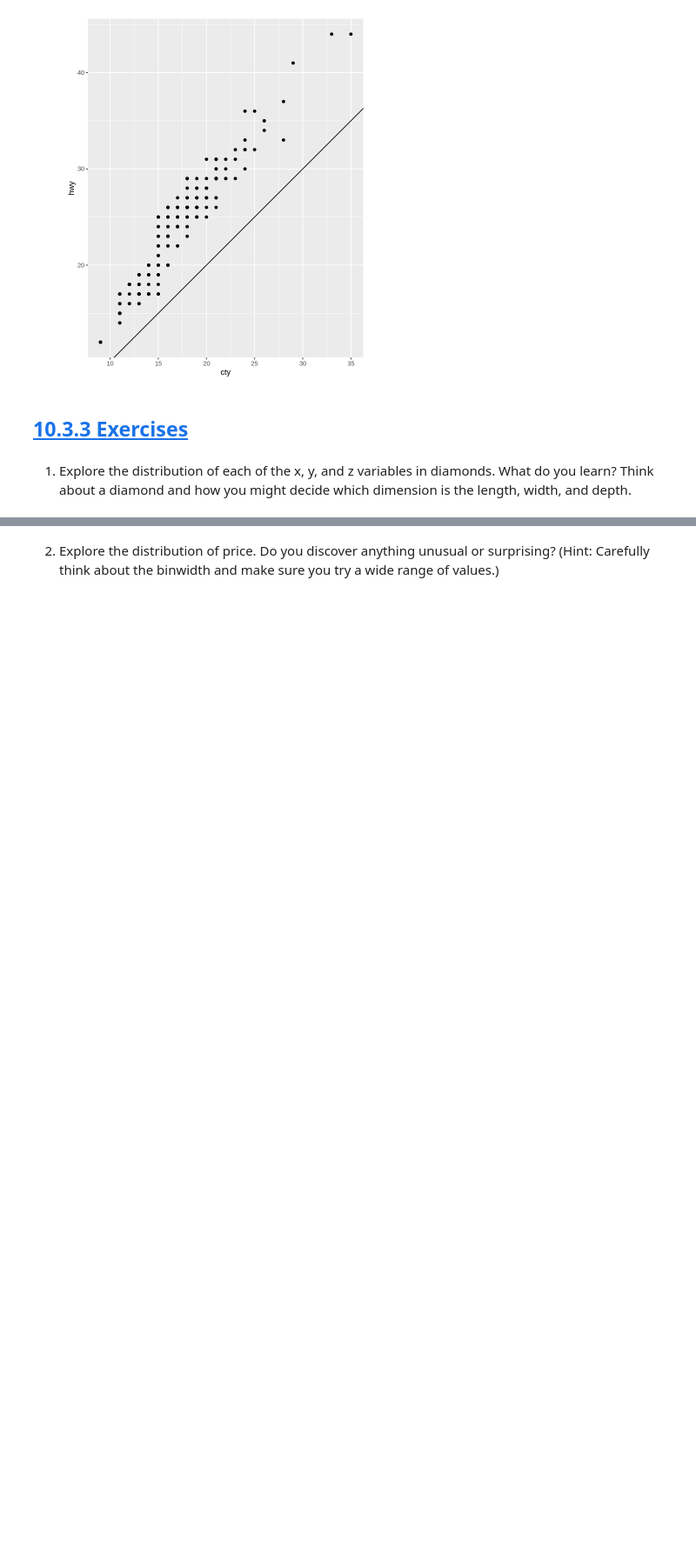
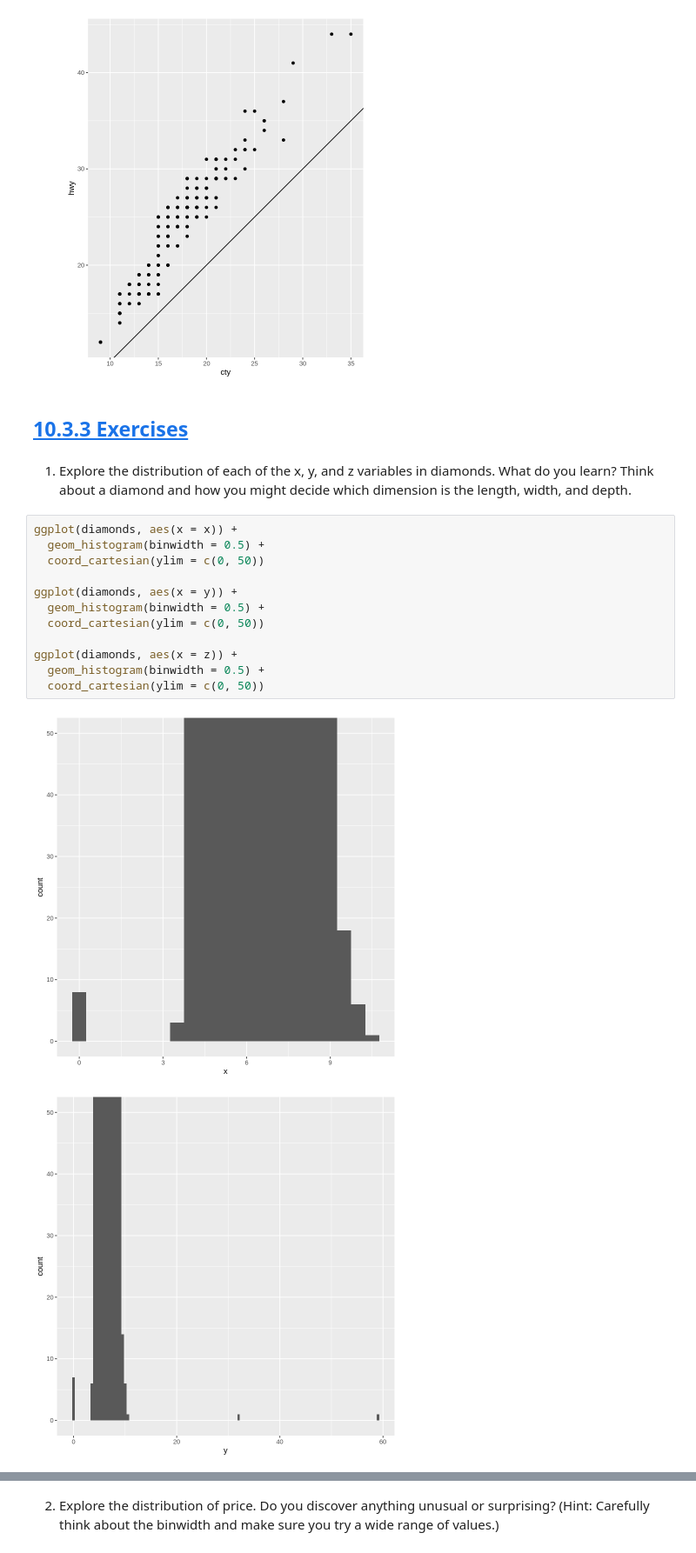
Before and after one commit to Brandy-Corwin/R-for-DS-exercises, a Jupyter notebook: Week_5_Assignments.ipynb, the cells around one changed output, grey strips where cells are left out. Shown at 87% size. Saved outputs shown, nothing was run; the diff lists cells and outputs as text; blank space fills up the shorter version.

```diff
--- a/Week_5_Assignments.ipynb
+++ b/Week_5_Assignments.ipynb
@@ -363,3 +363,18 @@ ggplot(data = mpg, mapping = aes(x = cty, y = hwy)) +
 ## [10.3.3 Exercises](https://r4ds.hadley.nz/eda#exercises)
 # %% [markdown]
 1. Explore the distribution of each of the x, y, and z variables in diamonds. What do you learn? Think about a diamond and how you might decide which dimension is the length, width, and depth.
+# %%
+ggplot(diamonds, aes(x = x)) +
+  geom_histogram(binwidth = 0.5) +
+  coord_cartesian(ylim = c(0, 50))
+
+ggplot(diamonds, aes(x = y)) +
+  geom_histogram(binwidth = 0.5) +
+  coord_cartesian(ylim = c(0, 50))
+
+ggplot(diamonds, aes(x = z)) +
+  geom_histogram(binwidth = 0.5) +
+  coord_cartesian(ylim = c(0, 50))
+# %% [output]
+[figure, added]
+[figure, added]
```
Also changed, not shown: parts of 11 cells of this notebook.
